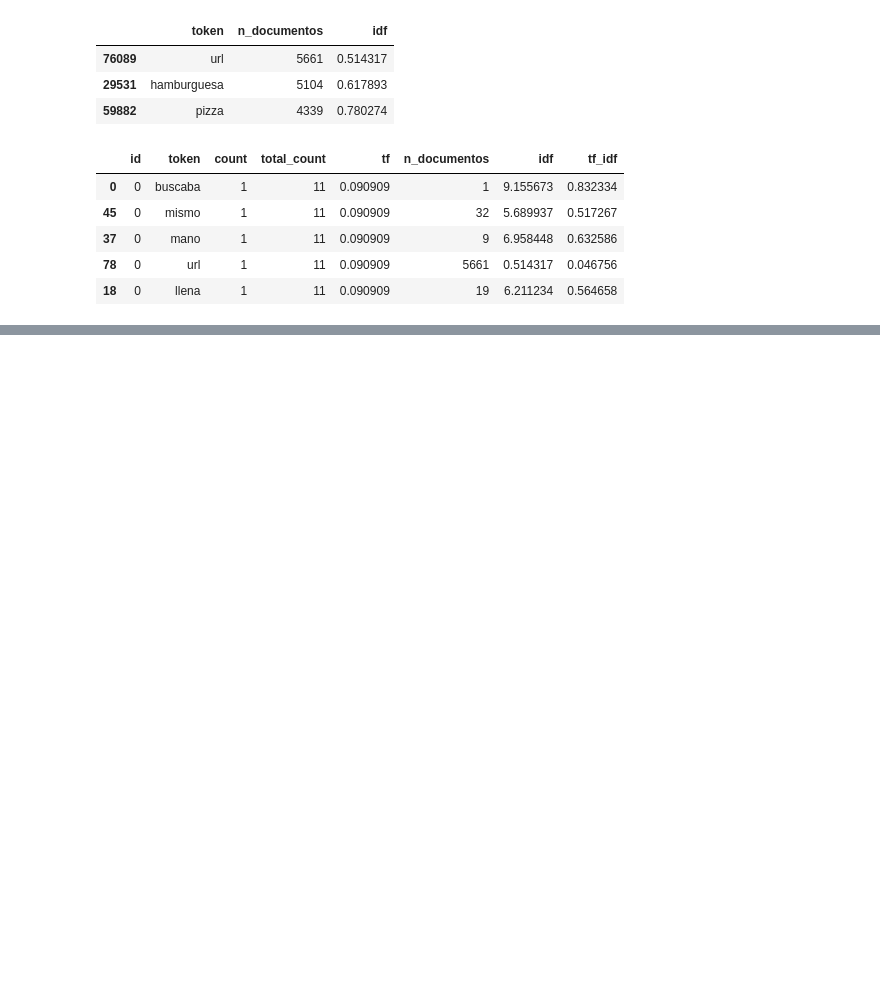
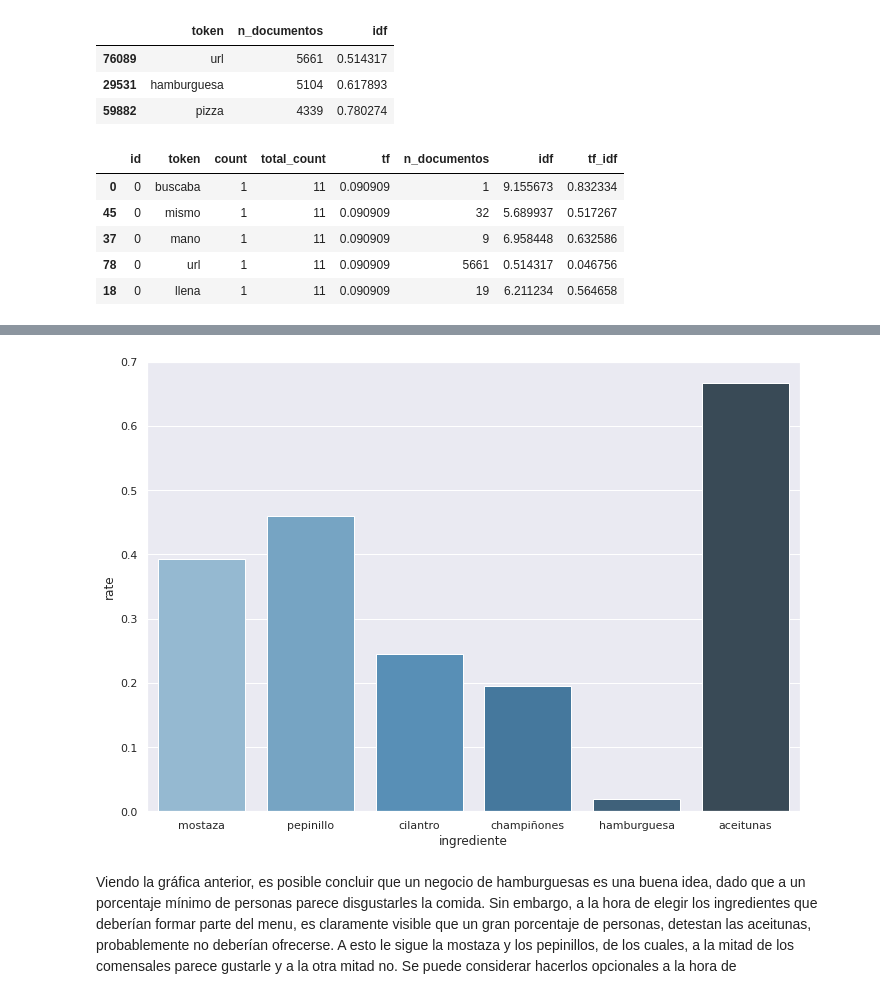
Before and after one commit to leandrodzp/analisis_datos, a Jupyter notebook: Tf-Idf-Destacados_Entrega.ipynb, the cells around one changed output, grey strips where cells are left out. Cells and saved outputs as stored; diff of their text form; code cells hidden in the pictures; blank space fills up the shorter version.

Commit message:
add rates a tf idf jupyter

```diff
--- a/Tf-Idf-Destacados_Entrega.ipynb
+++ b/Tf-Idf-Destacados_Entrega.ipynb
@@ -509,0 +529,47 @@ tf_idf.sort_values(by="id").head()
+# %%
+rates = pd.DataFrame(columns = ['ingrediente', 'rate'])
+
+# Mostaza
+mostaza_bad = re.compile(r'[mM]ostaza\: *🤢')
+mostaza = re.compile(r'[mM]ostaza:')
+rate_mostaza = tweets_cadena.texts.str.contains(mostaza_bad).sum()/tweets_cadena.texts.str.contains(mostaza).sum()
+rates = rates.append({'ingrediente': 'mostaza', 'rate': rate_mostaza}, ignore_index=True)
+
+# Pepinillo
+pepinillo_bad = re.compile(r'[pP]epinillo\: *🤢')
+pepinillo = re.compile(r'[pP]epinillo:')
+rate_pepinillo = tweets_cadena.texts.str.contains(pepinillo_bad).sum()/tweets_cadena.texts.str.contains(pepinillo).sum()
+rates = rates.append({'ingrediente': 'pepinillo', 'rate': rate_pepinillo}, ignore_index=True)
+
+# Cilantro
+cilantro_bad = re.compile(r'[cC]ilantro\: *🤢')
+cilantro = re.compile(r'[cC]ilantro:')
+rate_cilantro = tweets_cadena.texts.str.contains(cilantro_bad).sum()/tweets_cadena.texts.str.contains(cilantro).sum()
+rates = rates.append({'ingrediente': 'cilantro', 'rate': rate_cilantro}, ignore_index=True)
+
+# Champiñones
+champiñones_bad = re.compile(r'[cC]hampiñones\: *🤢')
+champiñones = re.compile(r'[cC]hampiñones:')
+rate_champiñones = tweets_cadena.texts.str.contains(champiñones_bad).sum()/tweets_cadena.texts.str.contains(champiñones).sum()
+rates = rates.append({'ingrediente': 'champiñones', 'rate': rate_champiñones}, ignore_index=True)
+
+# Hamburguesa
+hamburguesa_bad = re.compile(r'[hH]amburguesa\: *🤢')
+hamburguesa = re.compile(r'[hH]amburguesa:')
+rate_hamburguesa = tweets_cadena.texts.str.contains(hamburguesa_bad).sum()/tweets_cadena.texts.str.contains(hamburguesa).sum()
+rates = rates.append({'ingrediente': 'hamburguesa', 'rate': rate_hamburguesa}, ignore_index=True)
+
+# Aceitunas
+aceitunas_bad = re.compile(r'[aA]ceitunas\: *🤢')
+aceitunas = re.compile(r'[aA]ceitunas:')
+rate_aceitunas = tweets_cadena.texts.str.contains(aceitunas_bad).sum()/tweets_cadena.texts.str.contains(aceitunas).sum()
+rates = rates.append({'ingrediente': 'aceitunas', 'rate': rate_aceitunas}, ignore_index=True)
+
+sns.set(rc={'figure.figsize':(11.7,8.27)})
+ax = sns.barplot(x="ingrediente", y="rate", data=rates, palette="Blues_d")
+# %% [output]
+[figure, added]
+# %% [markdown]
+Viendo la gráfica anterior, es posible concluir que un negocio de hamburguesas es una buena idea, dado que a un porcentaje mínimo de personas parece disgustarles la comida.
+Sin embargo, a la hora de elegir los ingredientes que deberían formar parte del menu, es claramente visible que un gran porcentaje de personas, detestan las aceitunas, probablemente no deberían ofrecerse.
+A esto le sigue la mostaza y los pepinillos, de los cuales, a la mitad de los comensales parece gustarle y a la otra mitad no. Se puede considerar hacerlos opcionales a la hora de
```
Also changed, not shown: parts of 1 cell of this notebook.
